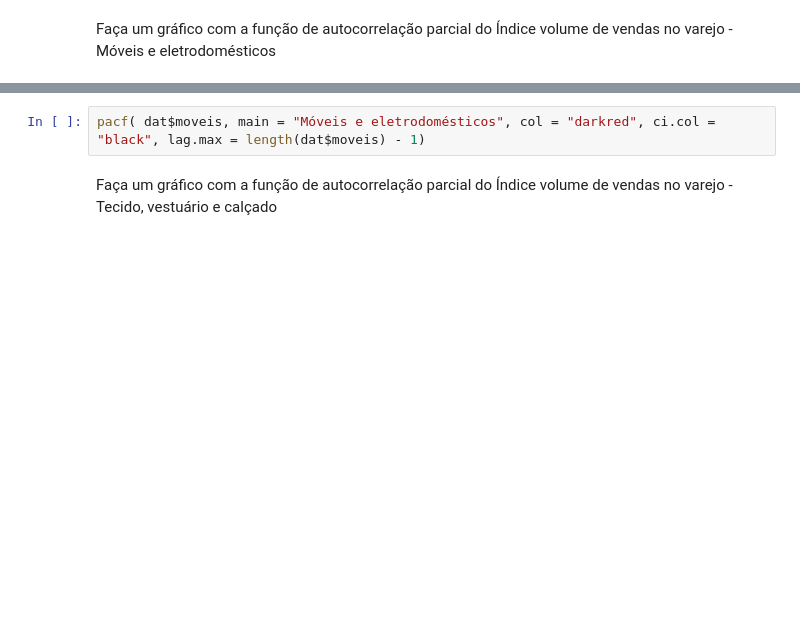
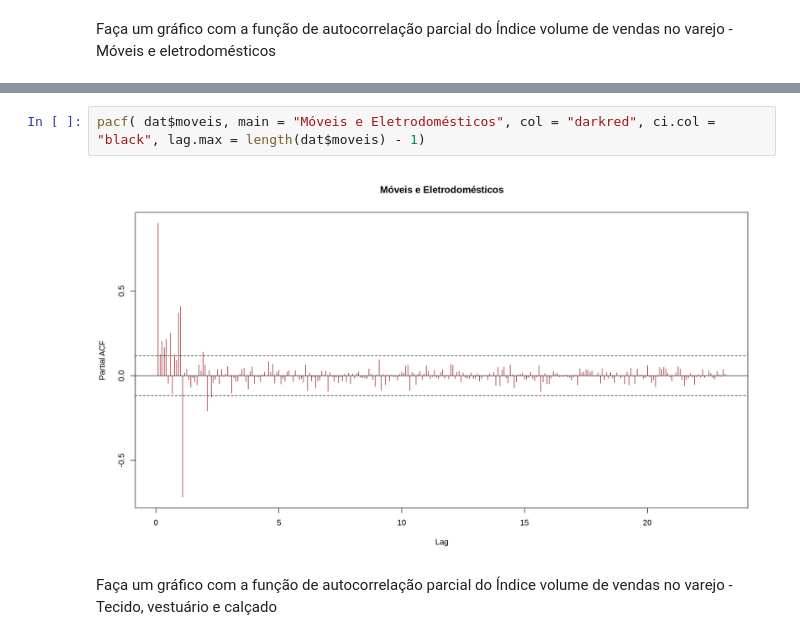
Before and after one commit to matheusrmorgado/econometria-aplicada, a Jupyter notebook: r-notebooks/aula-06.ipynb, the cells around one changed output, grey strips where cells are left out. Drawn from its saved outputs; the diff is of its cells as text; blank space fills up the shorter version.

```diff
--- a/r-notebooks/aula-06.ipynb
+++ b/r-notebooks/aula-06.ipynb
@@ -209,4 +234,6 @@ Faça um gráfico com a função de autocorrelação parcial do Índice volume d
 # %%
-pacf( dat$moveis, main = "Móveis e eletrodomésticos", col = "darkred", ci.col = "black", lag.max = length(dat$moveis) - 1)
+pacf( dat$moveis, main = "Móveis e Eletrodomésticos", col = "darkred", ci.col = "black", lag.max = length(dat$moveis) - 1)
+# %% [output]
+[figure, added]
 # %% [markdown]
 Faça um gráfico com a função de autocorrelação parcial do Índice volume de vendas no varejo - Tecido, vestuário e calçado
```
Also changed, not shown: parts of 15 cells of this notebook.
